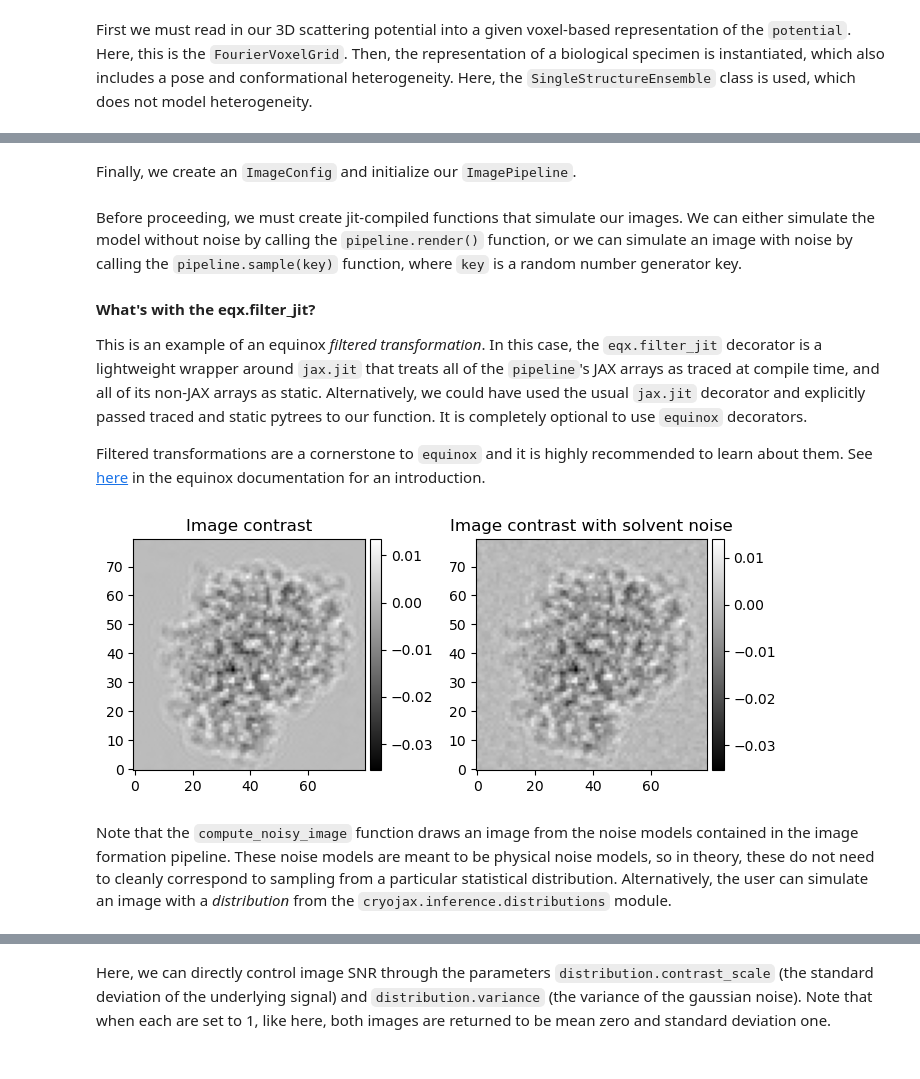
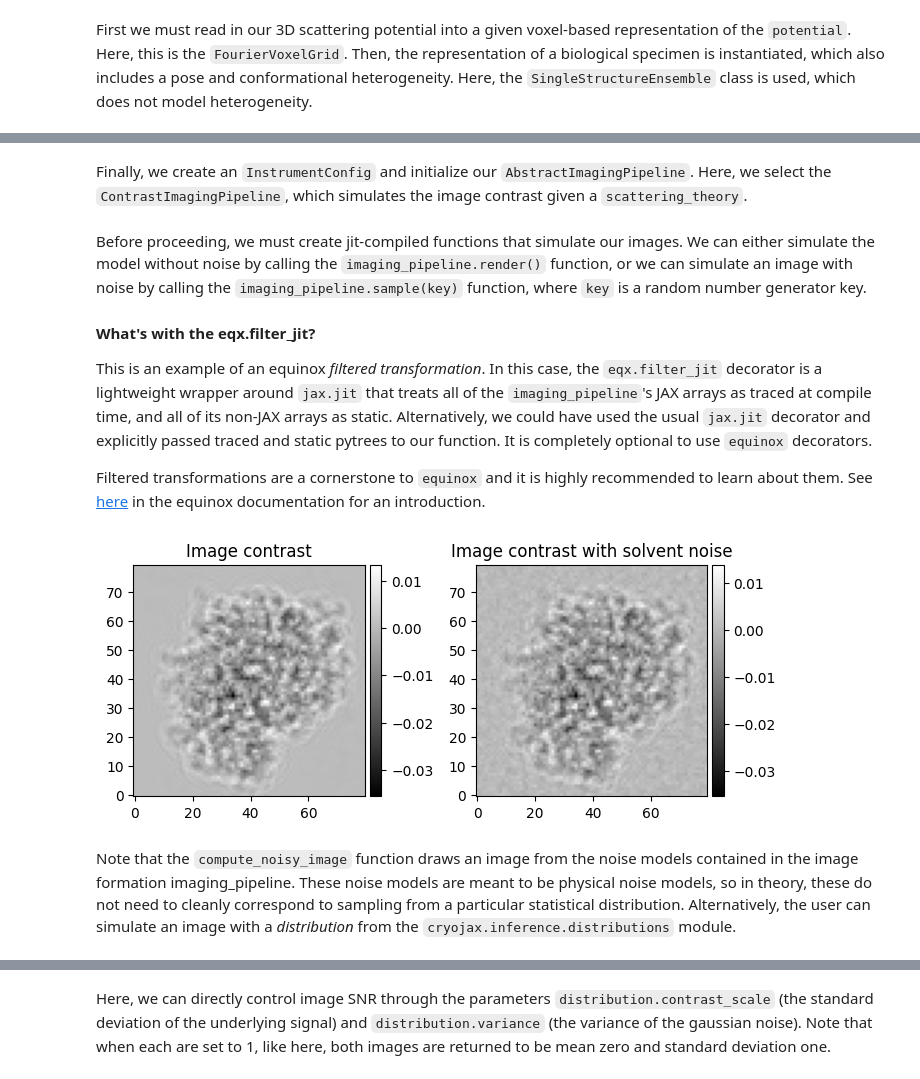
Before and after one commit to mjo22/cryojax, a Jupyter notebook: docs/examples/simulate-image.ipynb, the cells around one changed output, grey strips where cells are left out. Cells and saved outputs as stored; diff of their text form; code cells hidden in the pictures.

```diff
--- a/docs/examples/simulate-image.ipynb
+++ b/docs/examples/simulate-image.ipynb
@@ -59,85 +59,80 @@ from cryojax.image import operators as op
 # Initialize the scattering theory. First, instantiate fourier slice extraction
 projection_method = cxs.FourierSliceExtract(interpolation_order=1)
 # ... next, the contrast transfer theory
-ctf = cxs.AberratedCTF(
+transfer_function = cxs.ContrastTransferFunction(
     defocus_u_in_angstroms=10000.0,
     defocus_v_in_angstroms=9800.0,
     astigmatism_angle=10.0,
     amplitude_contrast_ratio=0.1,
 )
 transfer_theory = cxs.ContrastTransferTheory(
-    ctf, envelope=op.FourierGaussian(b_factor=5.0)
+    transfer_function, envelope=op.FourierGaussian(b_factor=5.0)
 )
 # ... add a colored noise model for the solvent
 solvent = cxs.GaussianIce(
-    variance=op.FourierExp2D(
-        amplitude=0.005**2, length_scale=2.0 * potential.voxel_size
-    )
+    variance=op.FourierExp2D(amplitude=0.005**2, length_scale=2.0 * potential.voxel_size)
 )
 # ... now for the scattering theory
 scattering_theory = cxs.LinearScatteringTheory(
     structural_ensemble, projection_method, transfer_theory, solvent
 )
 # %% [markdown]
-Finally, we create an `ImageConfig` and initialize our `ImagePipeline`.
+Finally, we create an `InstrumentConfig` and initialize our `AbstractImagingPipeline`. Here, we select the `ContrastImagingPipeline`, which simulates the image contrast given a `scattering_theory`.
 # %%
 # Create the instrument configuration
-config = cxs.InstrumentConfig(
+instrument_config = cxs.InstrumentConfig(
     shape=(80, 80),
     pixel_size=potential.voxel_size,
     voltage_in_kilovolts=300.0,
     padded_shape=potential.shape[:2],
 )
 # ... now, build the image formation model
-pipeline = cxs.ContrastImagingPipeline(
-    config=config,
-    scattering_theory=scattering_theory,
-)
+imaging_pipeline = cxs.ContrastImagingPipeline(instrument_config, scattering_theory)
 # %% [markdown]
-Before proceeding, we must create jit-compiled functions that simulate our images. We can either simulate the model without noise by calling the `pipeline.render()` function, or we can simulate an image with noise by calling the `pipeline.sample(key)` function, where `key` is a random number generator key.
+Before proceeding, we must create jit-compiled functions that simulate our images. We can either simulate the model without noise by calling the `imaging_pipeline.render()` function, or we can simulate an image with noise by calling the `imaging_pipeline.sample(key)` function, where `key` is a random number generator key.
 # %%
 import equinox as eqx
 from jaxtyping import PRNGKeyArray
 
 
 @eqx.filter_jit
-def compute_image(pipeline: cxs.AbstractImagingPipeline):
-    """Simulate an image without noise from a `pipeline`."""
-    return pipeline.render()
+def compute_image(imaging_pipeline: cxs.AbstractImagingPipeline):
+    """Simulate an image without noise from a `imaging_pipeline`."""
+    return imaging_pipeline.render()
 
 
 @eqx.filter_jit
-def compute_noisy_image(pipeline: cxs.AbstractImagingPipeline, key: PRNGKeyArray):
-    """Simulate an image with noise from a `pipeline`."""
-    return pipeline.sample(key)
+def compute_noisy_image(imaging_pipeline: cxs.AbstractImagingPipeline, key: PRNGKeyArray):
+    """Simulate an image with noise from a `imaging_pipeline`."""
+    return imaging_pipeline.sample(key)
 # %% [markdown]
 **What's with the eqx.filter_jit?**
 
-This is an example of an equinox *filtered transformation*. In this case, the `eqx.filter_jit` decorator is a lightweight wrapper around `jax.jit` that treats all of the `pipeline`'s JAX arrays as traced at compile time, and all of its non-JAX arrays as static. Alternatively, we could have used the usual `jax.jit` decorator and explicitly passed traced and static pytrees to our function. It is completely optional to use `equinox` decorators.
+This is an example of an equinox *filtered transformation*. In this case, the `eqx.filter_jit` decorator is a lightweight wrapper around `jax.jit` that treats all of the `imaging_pipeline`'s JAX arrays as traced at compile time, and all of its non-JAX arrays as static. Alternatively, we could have used the usual `jax.jit` decorator and explicitly passed traced and static pytrees to our function. It is completely optional to use `equinox` decorators.
 
 Filtered transformations are a cornerstone to `equinox` and it is highly recommended to learn about them. See [here](https://docs.kidger.site/equinox/all-of-equinox/#2-filtering) in the equinox documentation for an introduction.
 # %%
 # Simulate each image, drawing from the stochastic parts of the model
 key = jax.random.PRNGKey(0)
 fig, axes = plt.subplots(ncols=2, figsize=(7, 4))
 ax1, ax2 = axes
 im1 = plot_image(
-    compute_image(pipeline),
+    compute_image(imaging_pipeline),
     fig,
     ax1,
     label="Image contrast",
 )
 im2 = plot_image(
-    compute_noisy_image(pipeline, key),
+    compute_noisy_image(imaging_pipeline, key),
     fig,
     ax2,
     label="Image contrast with solvent noise",
 )
 plt.tight_layout()
 # %% [output]
-[figure, old version]
+[figure, new version]
 # %% [markdown]
-Note that the `compute_noisy_image` function draws an image from the noise models contained in the image formation pipeline. These noise models are meant to be physical noise models, so in theory, these do not need to cleanly correspond to sampling from a particular statistical distribution. Alternatively, the user can simulate an image with a *distribution* from the `cryojax.inference.distributions` module.
+Note that the `compute_noisy_image` function draws an image from the noise models contained in the image formation imaging_pipeline. These noise models are meant to be physical noise models, so in theory, these do not need to cleanly correspond to sampling from a particular statistical distribution. Alternatively, the user can simulate an image with a *distribution* from the `cryojax.inference.distributions` module.
 # %%
 from cryojax.image import operators as op
 from cryojax.inference import distributions as dist
```
Also changed, not shown: parts of 3 cells of this notebook, 54 other files.
